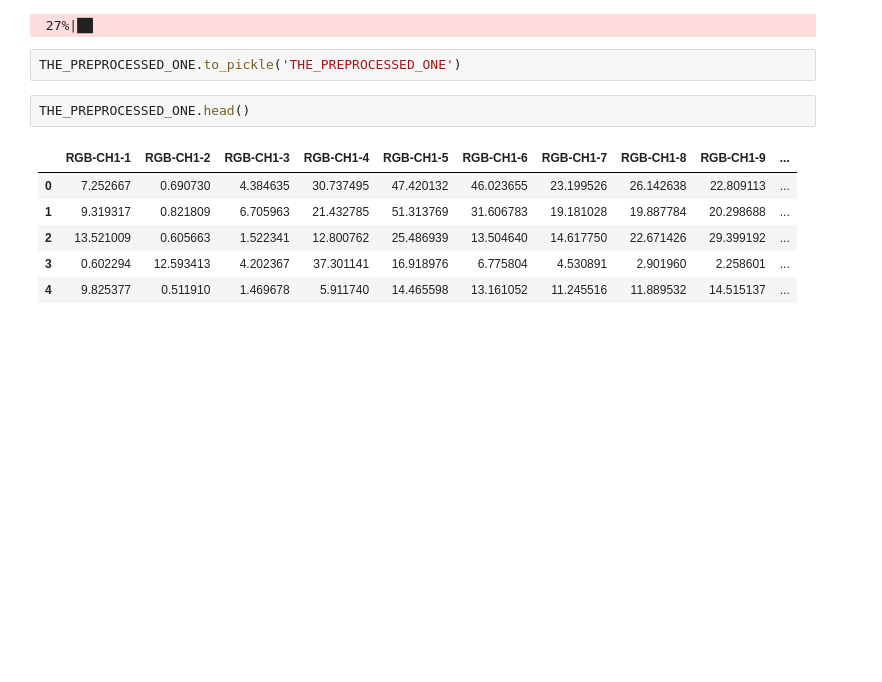
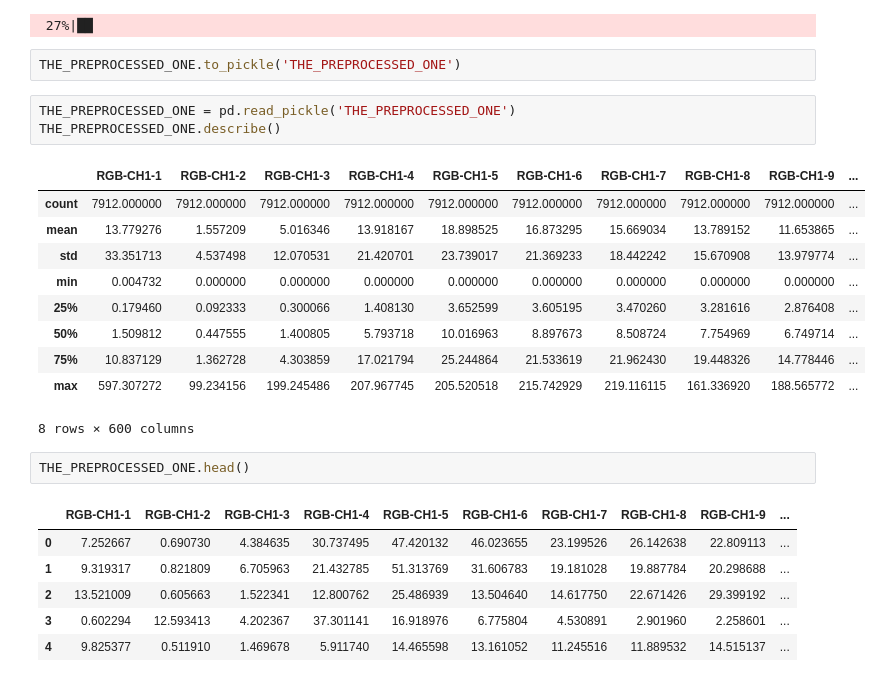
Before and after one commit to AdamT90/FoodML, a Jupyter notebook: prototyping/Smarter processing of RawDF.ipynb, the cells around one changed output. Saved outputs shown, nothing was run; the diff lists cells and outputs as text; blank space fills up the shorter version.

```diff
--- a/prototyping/Smarter processing of RawDF.ipynb
+++ b/prototyping/Smarter processing of RawDF.ipynb
@@ -939,6 +939,20 @@ THE_PREPROCESSED_ONE = extractVarsForML(rawDF)
  27%|██
 # %%
 THE_PREPROCESSED_ONE.to_pickle('THE_PREPROCESSED_ONE')
+# %%
+THE_PREPROCESSED_ONE = pd.read_pickle('THE_PREPROCESSED_ONE')
+THE_PREPROCESSED_ONE.describe()
+# %% [output]
+|  | RGB-CH1-1 | RGB-CH1-2 | RGB-CH1-3 | RGB-CH1-4 | RGB-CH1-5 | RGB-CH1-6 | RGB-CH1-7 | RGB-CH1-8 | RGB-CH1-9 | ... |
+| count | 7912.000000 | 7912.000000 | 7912.000000 | 7912.000000 | 7912.000000 | 7912.000000 | 7912.000000 | 7912.000000 | 7912.000000 | ... |
+| mean | 13.779276 | 1.557209 | 5.016346 | 13.918167 | 18.898525 | 16.873295 | 15.669034 | 13.789152 | 11.653865 | ... |
+| std | 33.351713 | 4.537498 | 12.070531 | 21.420701 | 23.739017 | 21.369233 | 18.442242 | 15.670908 | 13.979774 | ... |
+| min | 0.004732 | 0.000000 | 0.000000 | 0.000000 | 0.000000 | 0.000000 | 0.000000 | 0.000000 | 0.000000 | ... |
+| 25% | 0.179460 | 0.092333 | 0.300066 | 1.408130 | 3.652599 | 3.605195 | 3.470260 | 3.281616 | 2.876408 | ... |
+| 50% | 1.509812 | 0.447555 | 1.400805 | 5.793718 | 10.016963 | 8.897673 | 8.508724 | 7.754969 | 6.749714 | ... |
+| 75% | 10.837129 | 1.362728 | 4.303859 | 17.021794 | 25.244864 | 21.533619 | 21.962430 | 19.448326 | 14.778446 | ... |
+| max | 597.307272 | 99.234156 | 199.245486 | 207.967745 | 205.520518 | 215.742929 | 219.116115 | 161.336920 | 188.565772 | ... |
+8 rows × 600 columns
 # %%
 THE_PREPROCESSED_ONE.head()
 # %% [output]
```
Also changed, not shown: parts of 2 cells of this notebook, 2 other files.
